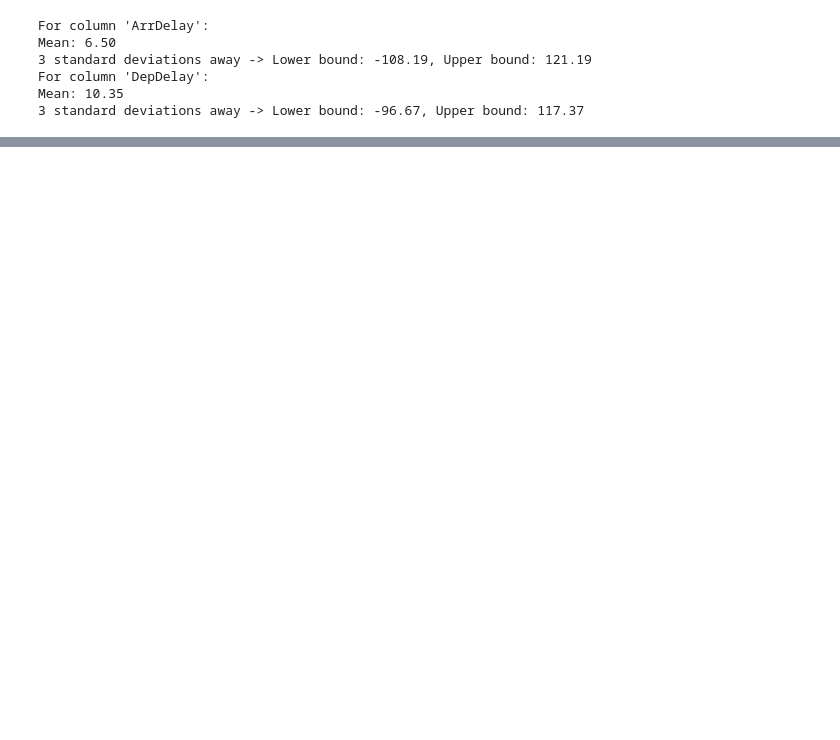
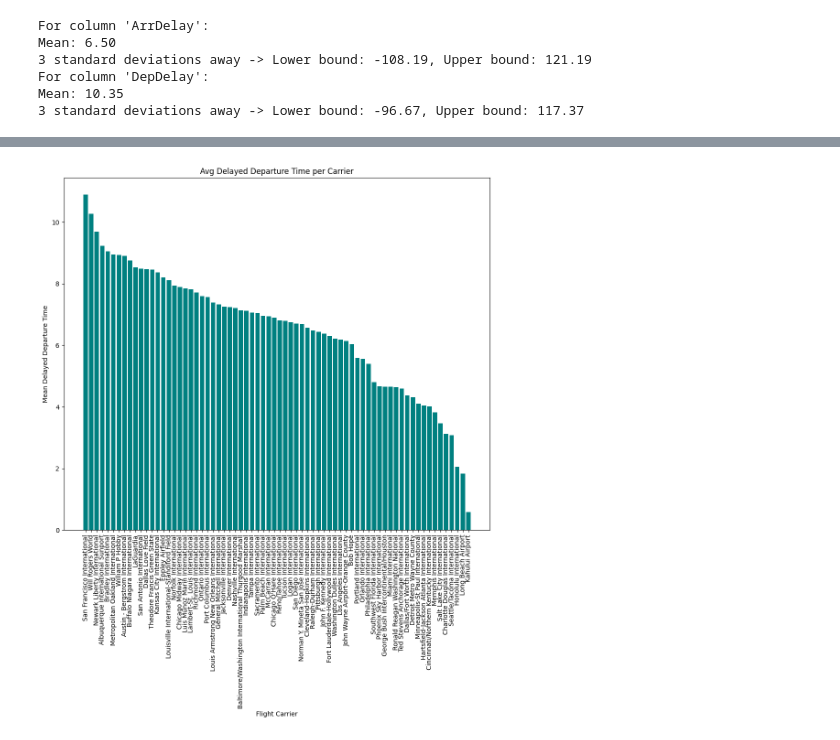
Before and after one commit to jarviscanada/jarvis_data_eng_AhmedAmer, a Jupyter notebook: python_data_analytics/python_data_wrangling/flights_challenge.ipynb, the cells around one changed output, grey strips where cells are left out. Cells and saved outputs as stored; diff of their text form; code cells hidden in the pictures; blank space fills up the shorter version.

```diff
--- a/python_data_analytics/python_data_wrangling/flights_challenge.ipynb
+++ b/python_data_analytics/python_data_wrangling/flights_challenge.ipynb
@@ -245,0 +257,17 @@ Maximum:117.00
+# %%
+avg_depDelay_per_airport = filtered_df_flights.groupby(filtered_df_flights['DestAirportName'])['DepDelay'].mean()
+avg_depDelay_per_airport = avg_depDelay_per_airport.sort_values(ascending=False)
+
+plt.figure(figsize=(12,10))
+
+plt.bar(x = avg_depDelay_per_airport.index, height=avg_depDelay_per_airport, color = 'teal')
+plt.title("Avg Delayed Departure Time per Carrier")
+plt.xlabel("Flight Carrier")
+plt.ylabel("Mean Delayed Departure Time")
+plt.xticks(rotation=90)
+
+plt.show()
+
+# We can see that the highest average departure delay comes from the airport: San Francisco Intl.
+# %% [output]
+[figure, added]
```
Also changed, not shown: parts of 7 cells of this notebook, 1 other file.
